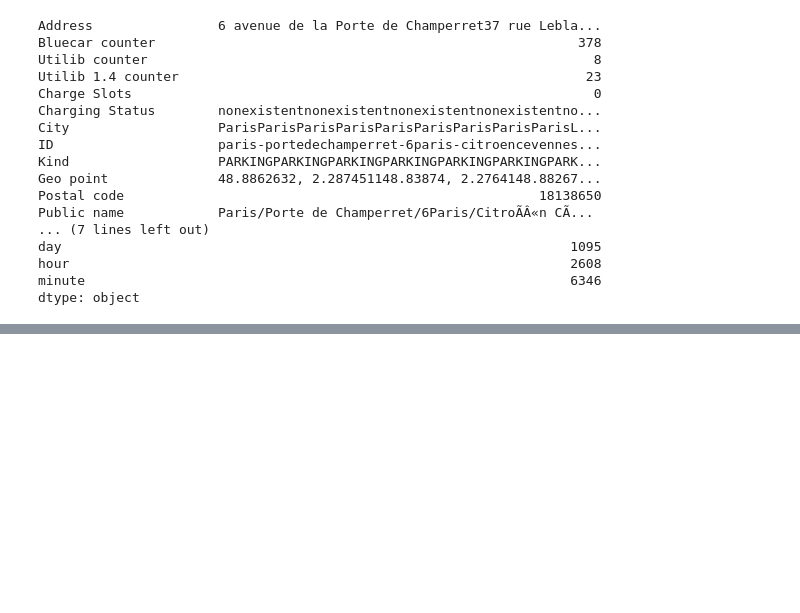
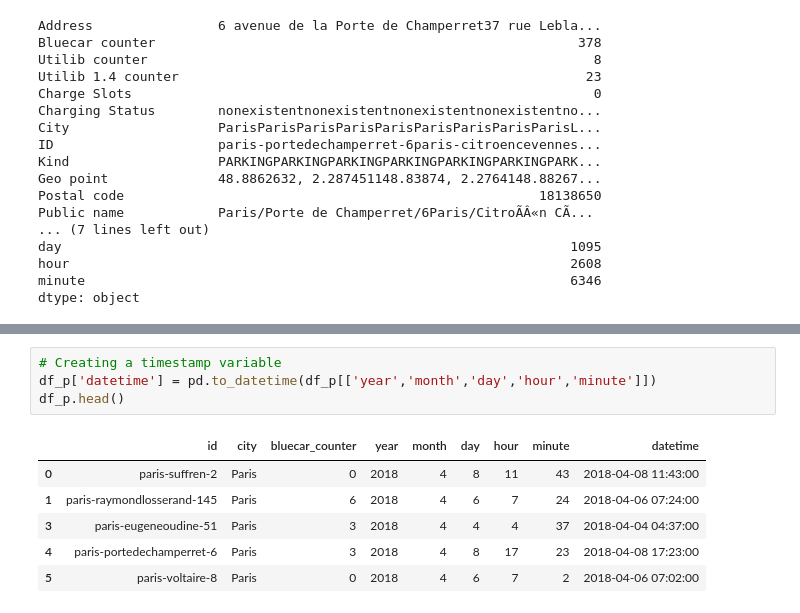
Before and after one commit to mmalinda/Autolib-EDA, a Jupyter notebook: Moringa_Data_Science_Prep_W4_Independent_Project_2019_11_Mutanu_Malinda_Python.ipynb, the cells around one changed output, grey strips where cells are left out. Drawn from its saved outputs; the diff is of its cells as text; blank space fills up the shorter version.

```diff
--- a/Moringa_Data_Science_Prep_W4_Independent_Project_2019_11_Mutanu_Malinda_Python.ipynb
+++ b/Moringa_Data_Science_Prep_W4_Independent_Project_2019_11_Mutanu_Malinda_Python.ipynb
@@ -371,0 +434,11 @@ dtype: object
+# %%
+# Creating a timestamp variable
+df_p['datetime'] = pd.to_datetime(df_p[['year','month','day','hour','minute']])
+df_p.head()
+# %% [output]
+|  | id | city | bluecar_counter | year | month | day | hour | minute | datetime |
+| 0 | paris-suffren-2 | Paris | 0 | 2018 | 4 | 8 | 11 | 43 | 2018-04-08 11:43:00 |
+| 1 | paris-raymondlosserand-145 | Paris | 6 | 2018 | 4 | 6 | 7 | 24 | 2018-04-06 07:24:00 |
+| 3 | paris-eugeneoudine-51 | Paris | 3 | 2018 | 4 | 4 | 4 | 37 | 2018-04-04 04:37:00 |
+| 4 | paris-portedechamperret-6 | Paris | 3 | 2018 | 4 | 8 | 17 | 23 | 2018-04-08 17:23:00 |
+| 5 | paris-voltaire-8 | Paris | 0 | 2018 | 4 | 6 | 7 | 2 | 2018-04-06 07:02:00 |
```
Also changed, not shown: parts of 18 cells of this notebook.
